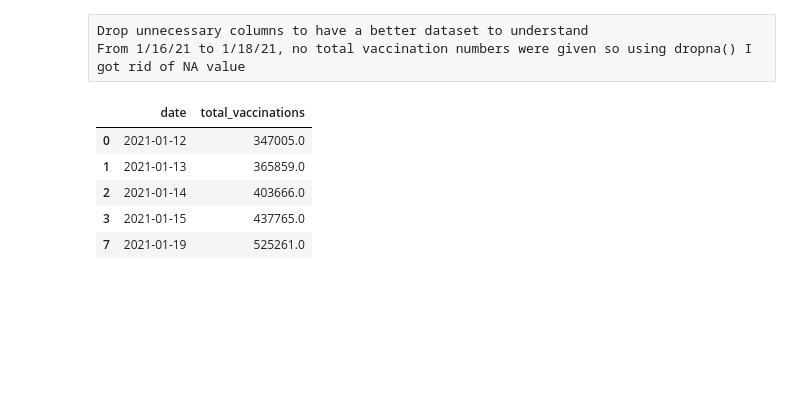
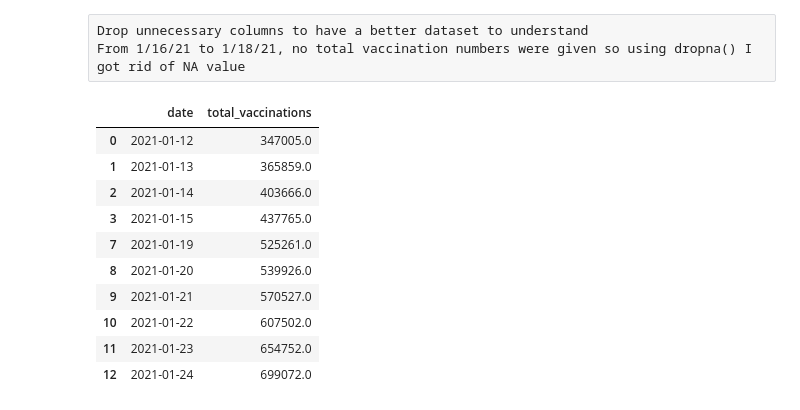
Before and after one commit to grace-im/graceim_personal, a Jupyter notebook: covid data/covid_data.ipynb, the cells around one changed output. Cells and saved outputs as stored; diff of their text form; code cells hidden in the pictures; blank space fills up the shorter version.

```diff
--- a/covid data/covid_data.ipynb
+++ b/covid data/covid_data.ipynb
@@ -69,16 +69,21 @@ From 1/16/21 to 1/18/21, no total vaccination numbers were given so using dropna
 # %%
 illinois_drop = illinois_vaccination.drop(columns = ['total_distributed','people_vaccinated','people_fully_vaccinated_per_hundred','total_vaccinations_per_hundred', 'location', 'index',
                        'people_fully_vaccinated','people_vaccinated_per_hundred','total_vaccinations_per_hundred','people_fully_vaccinated','people_vaccinated_per_hundred',
                                     'people_vaccinated_per_hundred','distributed_per_hundred','daily_vaccinations_raw','daily_vaccinations','daily_vaccinations_per_million','share_doses_used'], axis = 1)
 vaccination_final = illinois_drop.dropna()
-vaccination_final.head()
+vaccination_final.head(10)
 # %% [output]
 |  | date | total_vaccinations |
 | 0 | 2021-01-12 | 347005.0 |
 | 1 | 2021-01-13 | 365859.0 |
 | 2 | 2021-01-14 | 403666.0 |
 | 3 | 2021-01-15 | 437765.0 |
 | 7 | 2021-01-19 | 525261.0 |
+| 8 | 2021-01-20 | 539926.0 |
+| 9 | 2021-01-21 | 570527.0 |
+| 10 | 2021-01-22 | 607502.0 |
+| 11 | 2021-01-23 | 654752.0 |
+| 12 | 2021-01-24 | 699072.0 |
 # %%
 line = vaccination_final.plot.line(x = 'date', y = 'total_vaccinations')
 line
```
Also changed, not shown: parts of 7 cells of this notebook.
